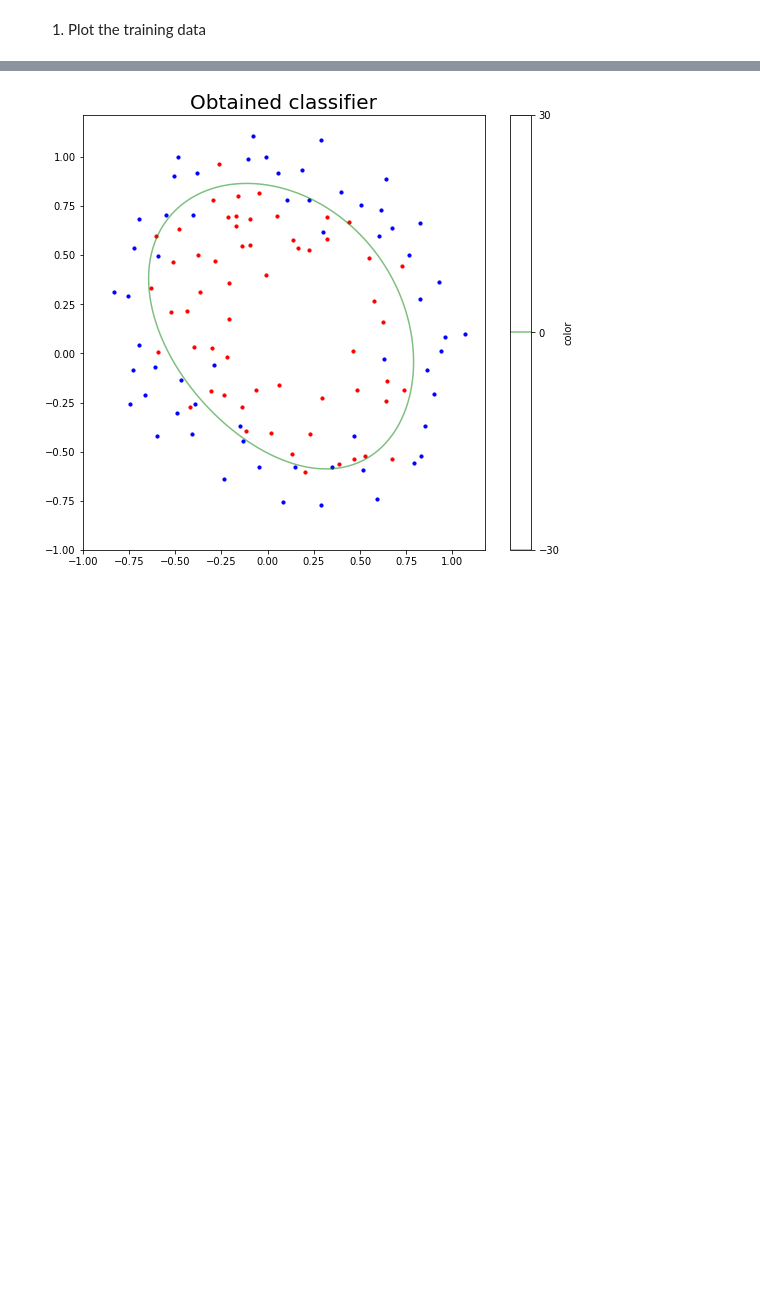
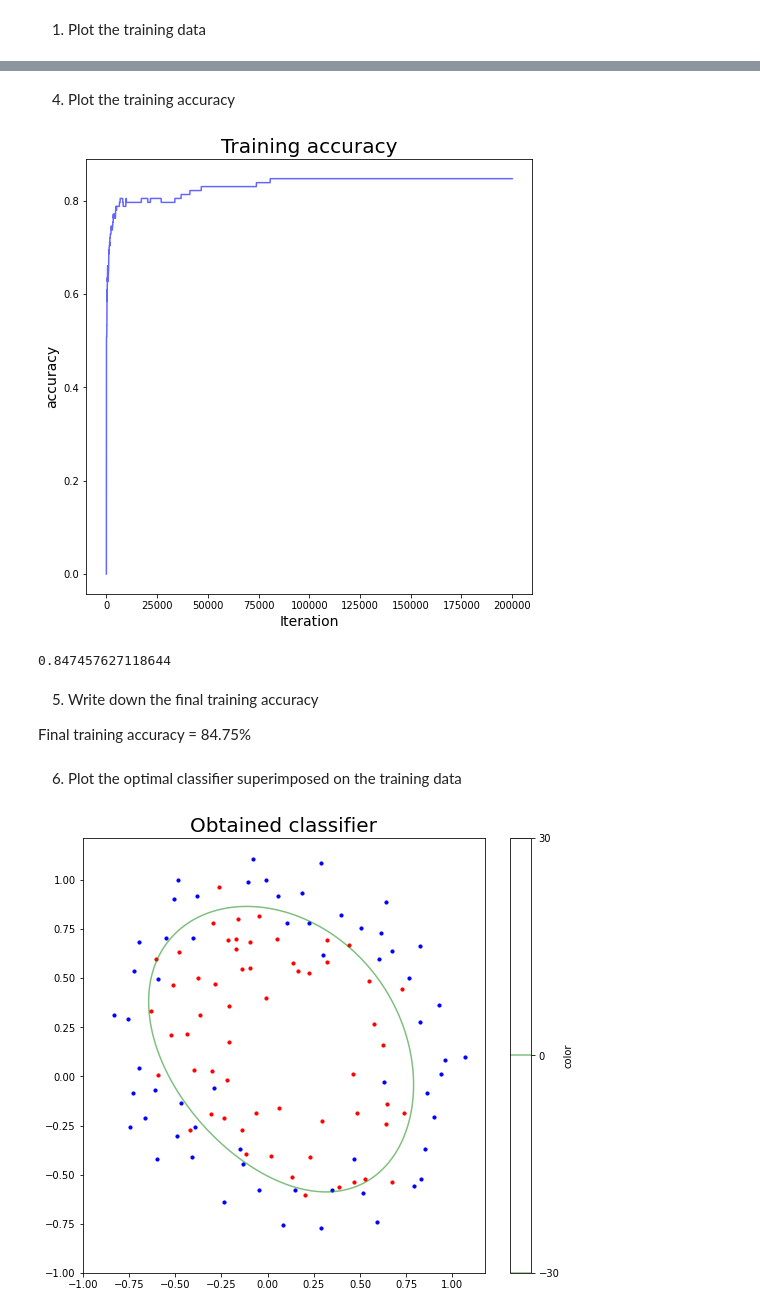
Before and after one commit to JinKim1/classMachineLearning, a Jupyter notebook: ML_assignment06.ipynb, the cells around one changed output, grey strips where cells are left out. Cells and saved outputs as stored; diff of their text form; code cells hidden in the pictures; blank space fills up the shorter version.

```diff
--- a/ML_assignment06.ipynb
+++ b/ML_assignment06.ipynb
@@ -130,3 +166,22 @@ x^3 + x^2y + ...
+# %% [markdown]
+4. Plot the training accuracy
+# %%
+plt.figure(figsize=(8, 8))
+plt.plot(lter, training_accuracy,alpha=0.6,color='b')
+plt.title('Training accuracy',fontsize=20)
+plt.xlabel('Iteration',fontsize=14)
+plt.ylabel('accuracy',fontsize=14)
+plt.show()
+print(training_accuracy[199999])
+# %% [output]
+[figure, added]
+0.847457627118644
+# %% [markdown]
+5. Write down the final training accuracy
+
+Final training accuracy = 84.75%
+# %% [markdown]
+6. Plot the optimal classifier superimposed on the training data
 # %%
 x_g = np.arange(-1,1,0.01)
 y_g = np.arange(-1,1,0.01)
```
Also changed, not shown: parts of 7 cells of this notebook.
